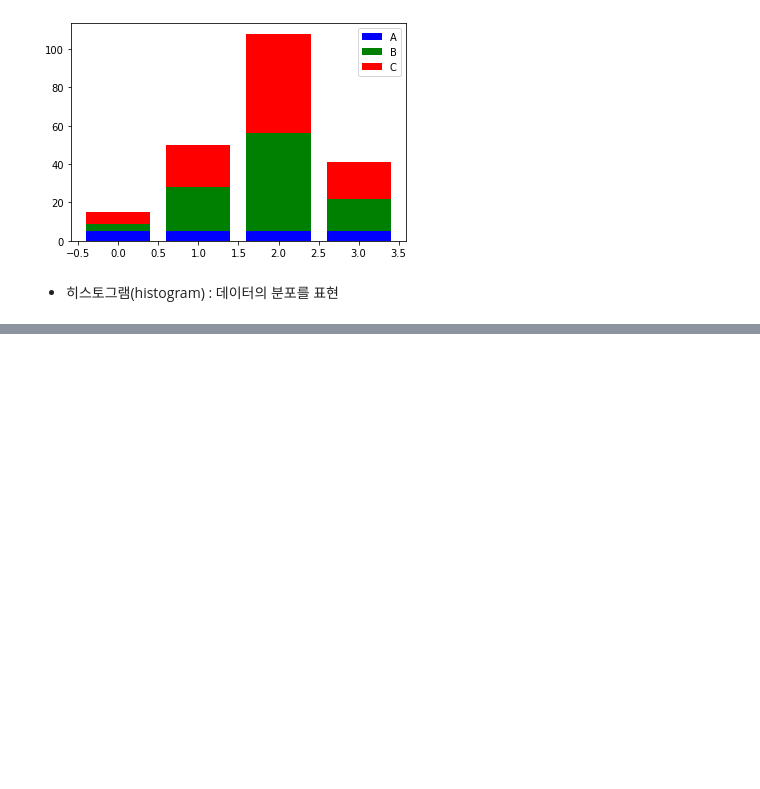
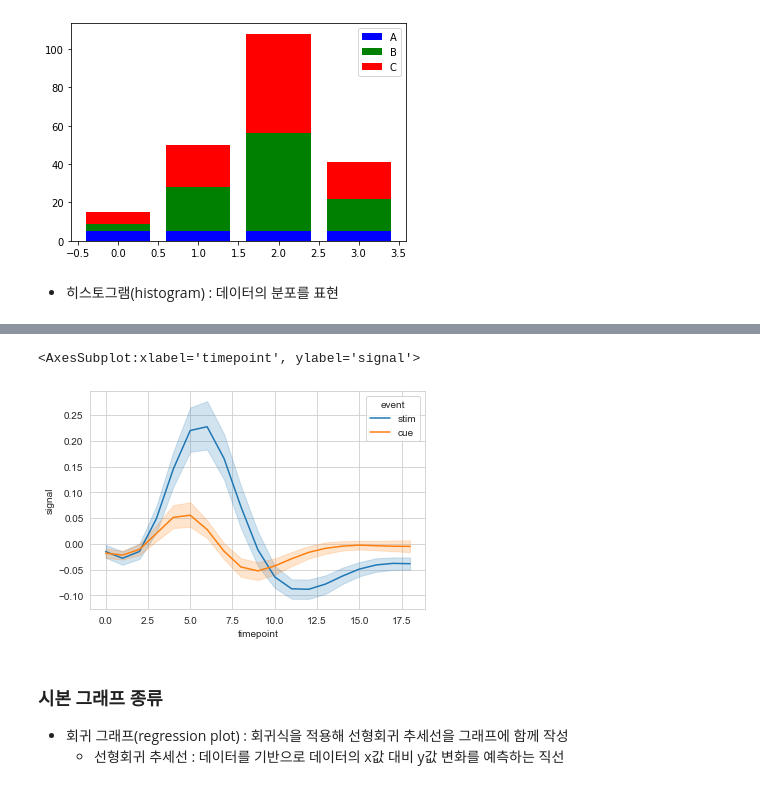
Before and after one commit to Laeti-Park/Data-Science, a Jupyter notebook: N1. Python Machine Learning/Study5.ipynb, the cells around one changed output, grey strips where cells are left out. Cells and saved outputs as stored; diff of their text form; code cells hidden in the pictures; blank space fills up the shorter version.

```diff
--- a/N1. Python Machine Learning/Study5.ipynb
+++ b/N1. Python Machine Learning/Study5.ipynb
@@ -287,0 +337,9 @@ plt.show()
+# %%
+sns.lineplot(x="timepoint", y="signal", hue="event", data=fmri)
+# %% [output]
+<AxesSubplot:xlabel='timepoint', ylabel='signal'>
+[figure, added]
+# %% [markdown]
+### 시본 그래프 종류
+- 회귀 그래프(regression plot) : 회귀식을 적용해 선형회귀 추세선을 그래프에 함께 작성
+    - 선형회귀 추세선 : 데이터를 기반으로 데이터의 x값 대비 y값 변화를 예측하는 직선
```
Also changed, not shown: parts of 43 cells of this notebook, 1 other file.
